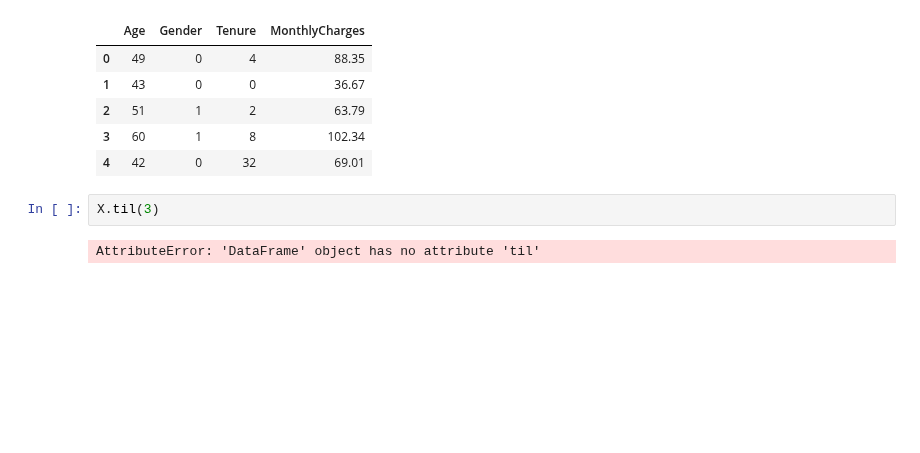
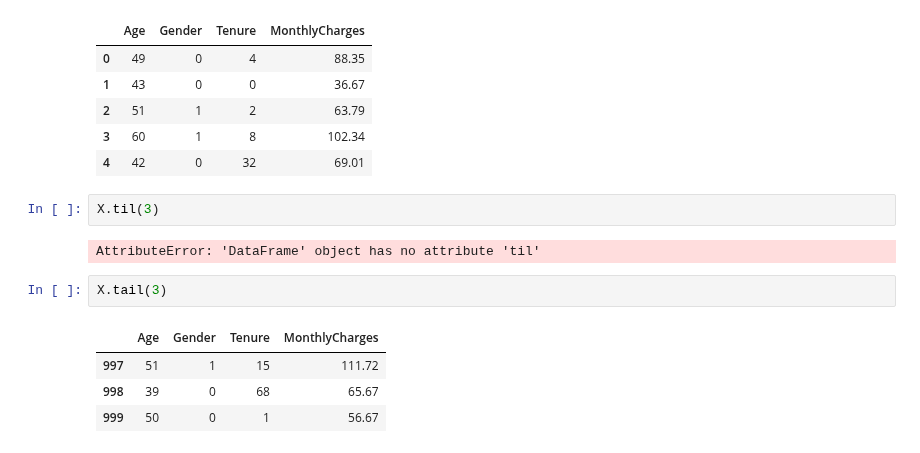
Before and after one commit to mohitt045/Customer-churn-predictor, a Jupyter notebook: notebook.ipynb, the cells around one changed output. Drawn from its saved outputs; the diff is of its cells as text; blank space fills up the shorter version.

```diff
--- a/notebook.ipynb
+++ b/notebook.ipynb
@@ -597,3 +597,10 @@ X.head(5)
 X.til(3)
 # %% [output]
 AttributeError: 'DataFrame' object has no attribute 'til'
+# %%
+X.tail(3)
+# %% [output]
+|  | Age | Gender | Tenure | MonthlyCharges |
+| 997 | 51 | 1 | 15 | 111.72 |
+| 998 | 39 | 0 | 68 | 65.67 |
+| 999 | 50 | 0 | 1 | 56.67 |
```
